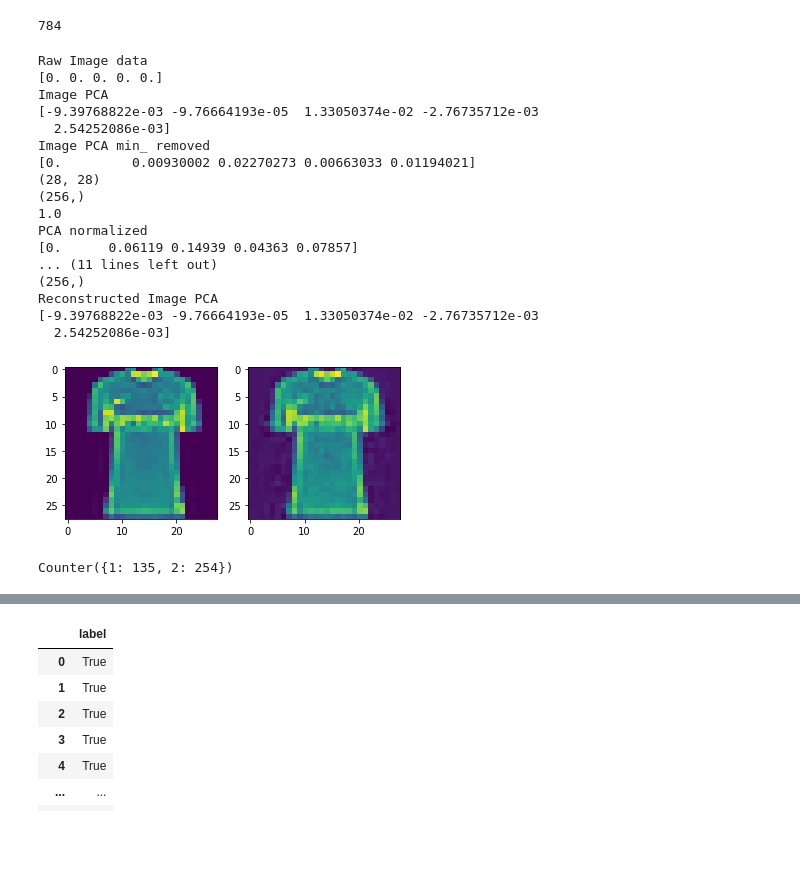
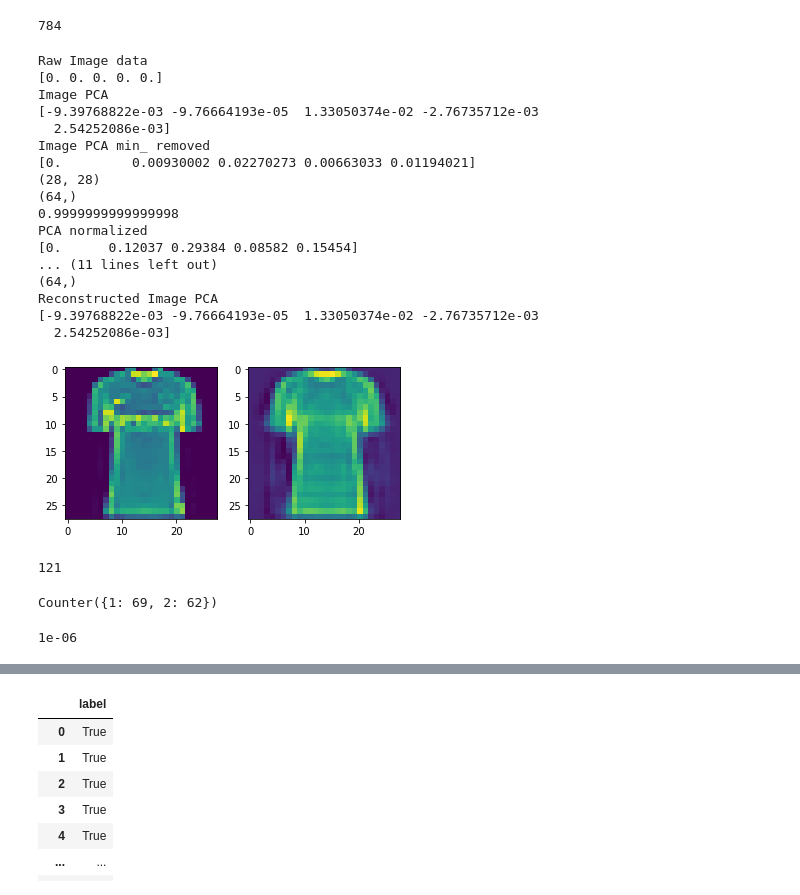
Before and after one commit to iQuHACK/2023_IonQ_Remote, a Jupyter notebook: part1_with_pca.ipynb, the cells around one changed output, grey strips where cells are left out. Drawn from its saved outputs; the diff is of its cells as text; code cells hidden in the pictures; blank space fills up the shorter version.

Commit message:
Fixes and exploration with 4 qubits PCA

```diff
--- a/part1_with_pca.ipynb
+++ b/part1_with_pca.ipynb
@@ -322,43 +322,50 @@ def decode_amplitude(histogram, normalization_factor, min_, pca, n_qubits, image
 
         fig, (ax1, ax2) = plt.subplots(nrows=1, ncols=2)
 
         ax1.imshow(image)
 
         ax2.imshow(reconstructed_image)
 
         plt.show()
 
     return reconstructed_image
 
-qc, decoder_params = encode_amplitude(images, 250, 8, debug=True)
+qc, decoder_params = encode_amplitude(images, 250, 6, debug=True)
 
 histogram = simulate(qc)
 
 
 image = decode_amplitude(histogram, **decoder_params, debug=True)
 # %% [output]
 Raw Image data
 [0. 0. 0. 0. 0.]
 Image PCA
 [-9.39768822e-03 -9.76664193e-05  1.33050374e-02 -2.76735712e-03
   2.54252086e-03]
 Image PCA min_ removed
 [0.         0.00930002 0.02270273 0.00663033 0.01194021]
 (28, 28)
-(256,)
-1.0
+(64,)
+0.9999999999999998
 PCA normalized
-[0.      0.06119 0.14939 0.04363 0.07857]
+[0.      0.12037 0.29384 0.08582 0.15454]
 ... (11 lines left out)
-(256,)
+(64,)
 Reconstructed Image PCA
 [-9.39768822e-03 -9.76664193e-05  1.33050374e-02 -2.76735712e-03
   2.54252086e-03]
-[figure, old version]
+[figure, new version]
-# %%
-count_gates(qc)
-# %% [output]
-Counter({1: 135, 2: 254})
+# %%
+qc.depth()
+# %% [output]
+121
+# %%
+count_gates(qc)
+# 4 qubits -> 2x qubit gates
+# 6 qubits -> 62 2 qubit gates
+# 8 qubits -> 253 2 qubit gates
+# %% [output]
+Counter({1: 69, 2: 62})
 # %%
 import tqdm
 
@@ -400,0 +423,6 @@ print(f*(0.999**gatecount))
+# %%
+from sklearn.metrics import mean_squared_error
+
+round(mean_squared_error(images[1500] * 255  * 255, image_re), 6)
+# %% [output]
+1e-06
```
Also changed, not shown: parts of 7 cells of this notebook, 1 other file.
